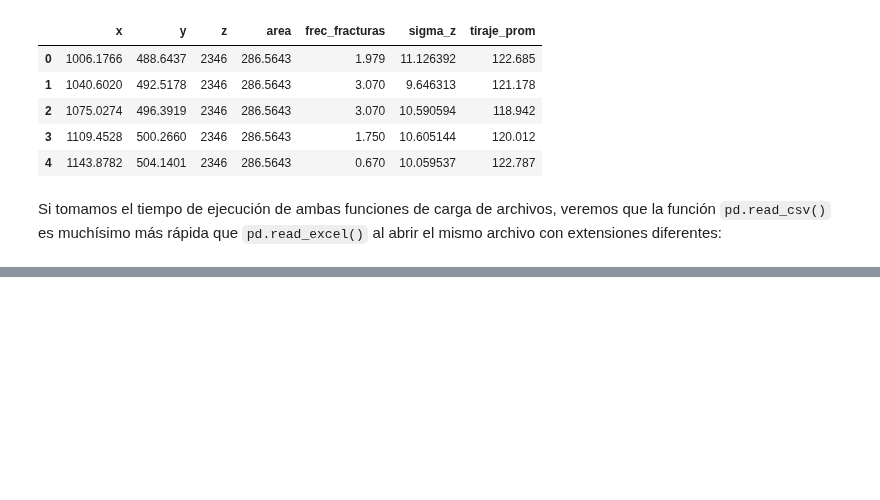
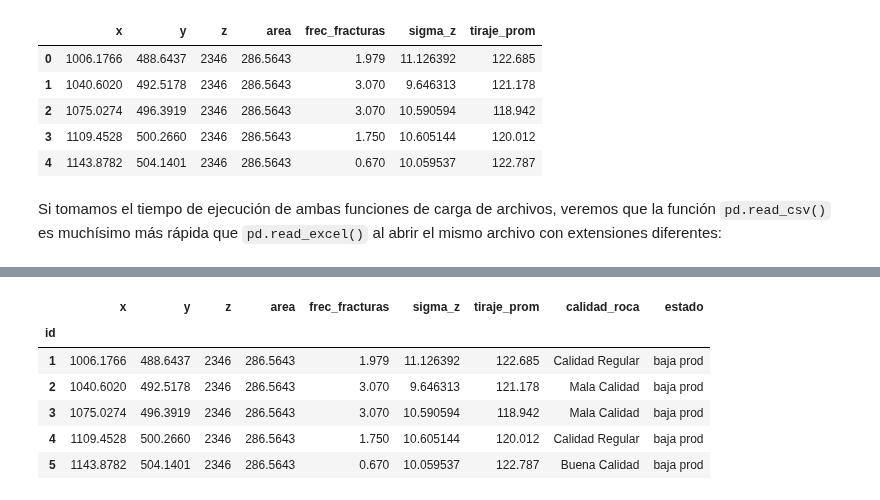
Before and after one commit to rquezadac/udd_data_analytics_lectures, a Jupyter notebook: seccion_02_pandas/clase_2_2.ipynb, the cells around one changed output, grey strips where cells are left out. Saved outputs shown, nothing was run; the diff lists cells and outputs as text; code cells hidden in the pictures; blank space fills up the shorter version.

```diff
--- a/seccion_02_pandas/clase_2_2.ipynb
+++ b/seccion_02_pandas/clase_2_2.ipynb
@@ -105,0 +558,11 @@ Los ejes que definen la geometría de un arreglo se ilustran en el siguiente blo
+# %%
+# Nueva clasificación conforme tiraje.
+data["estado"] = np.where(
+    data["tiraje_prom"] <= 25,
+    "sin prod",
+    np.where(
+        data["tiraje_prom"] >= 150,
+        "alta prod",
+        "baja prod"
+    )
+)
@@ -105,0 +670,16 @@ Los ejes que definen la geometría de un arreglo se ilustran en el siguiente blo
+# %%
+# Creamos una nueva columna identificadora de pilares, con la cual indexaremos nuestro
+# DataFrame.
+data["id"] = np.arange(start=1, stop=data.shape[0]+1, step=1)
+# %%
+# Usamos esta nueva columna para indexar el DataFrame mediante el método set_index().
+data.set_index(keys="id", inplace=True)
+data.head()
+# %% [output]
+|  | x | y | z | area | frec_fracturas | sigma_z | tiraje_prom | calidad_roca | estado |
+| id |  |  |  |  |  |  |  |  |  |
+| 1 | 1006.1766 | 488.6437 | 2346 | 286.5643 | 1.979 | 11.126392 | 122.685 | Calidad Regular | baja prod |
+| 2 | 1040.6020 | 492.5178 | 2346 | 286.5643 | 3.070 | 9.646313 | 121.178 | Mala Calidad | baja prod |
+| 3 | 1075.0274 | 496.3919 | 2346 | 286.5643 | 3.070 | 10.590594 | 118.942 | Mala Calidad | baja prod |
+| 4 | 1109.4528 | 500.2660 | 2346 | 286.5643 | 1.750 | 10.605144 | 120.012 | Calidad Regular | baja prod |
+| 5 | 1143.8782 | 504.1401 | 2346 | 286.5643 | 0.670 | 10.059537 | 122.787 | Buena Calidad | baja prod |
```
Also changed, not shown: parts of 122 cells of this notebook.
